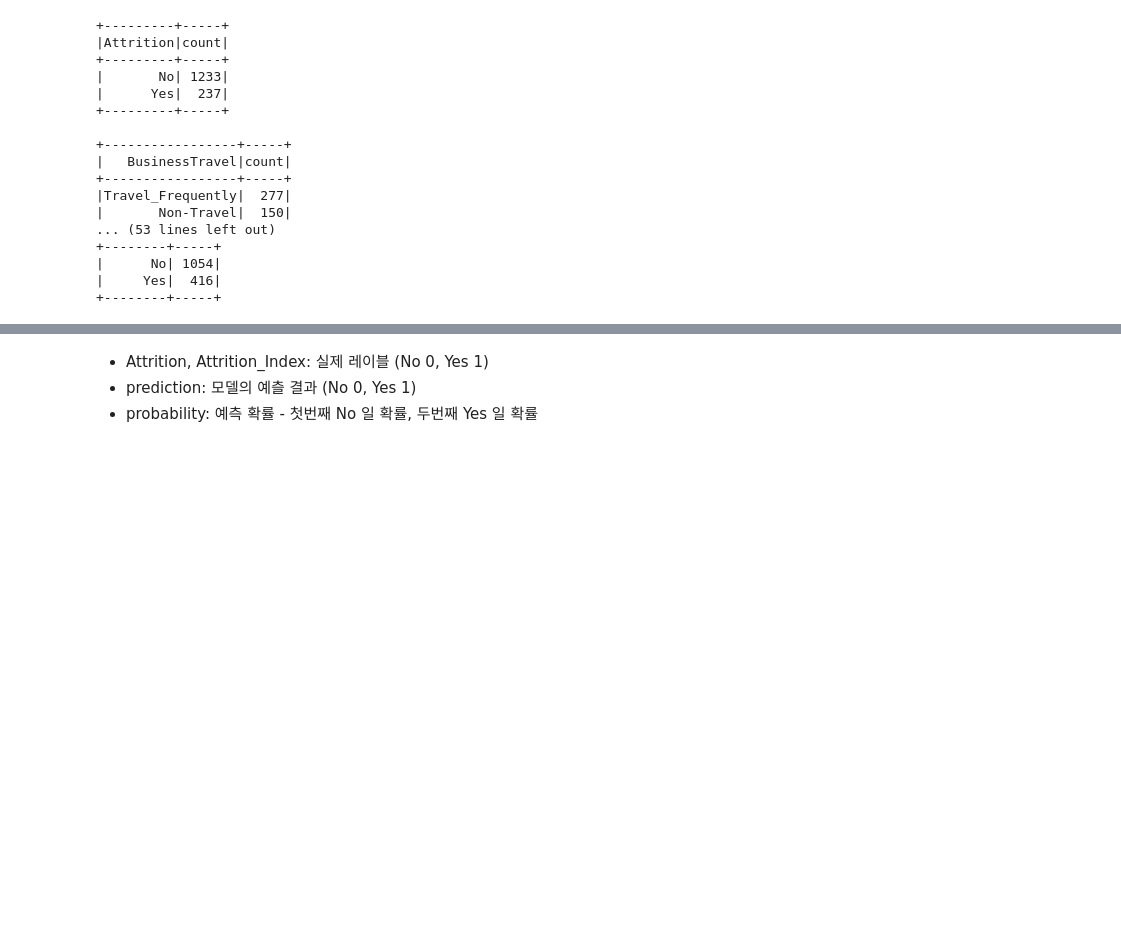
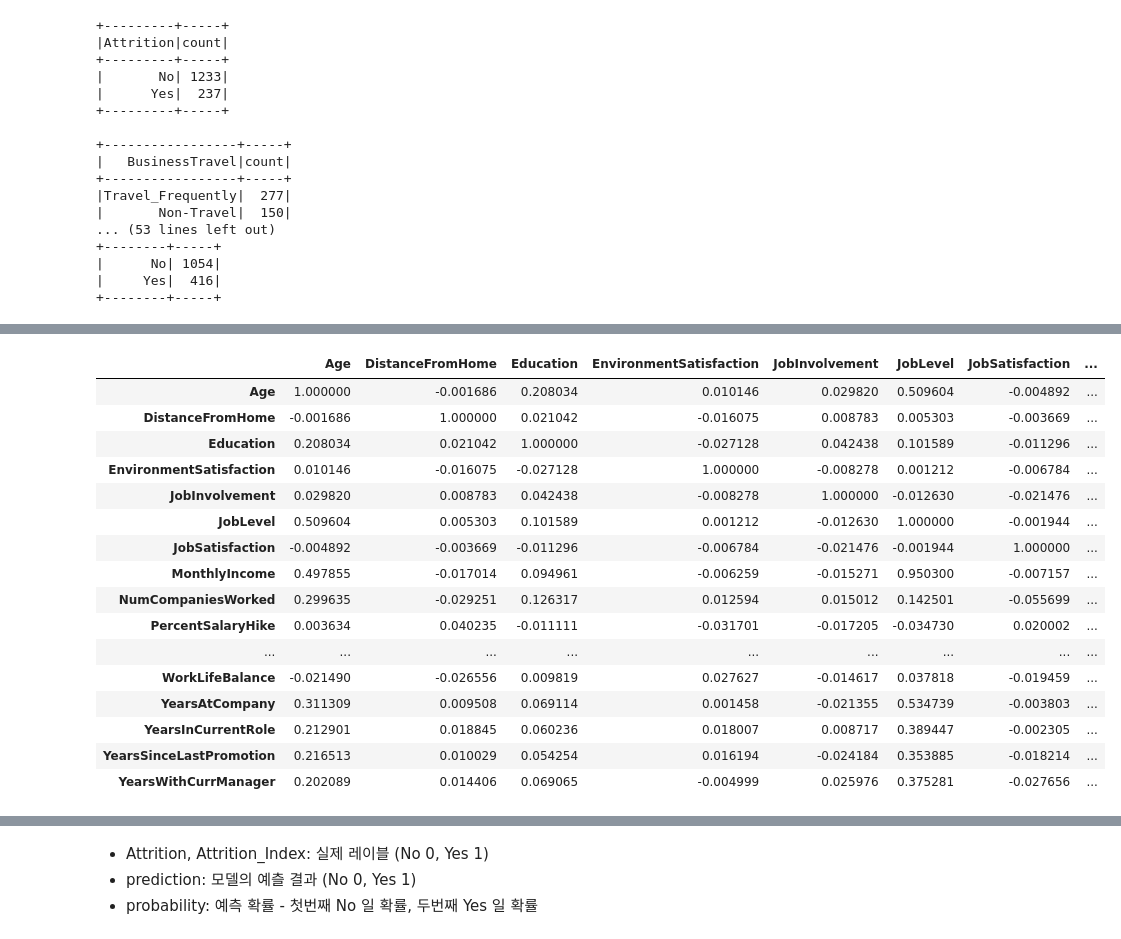
Before and after one commit to selina7704/AWS_Spark, a Jupyter notebook: Spark_project.ipynb, the cells around one changed output, grey strips where cells are left out. Drawn from its saved outputs; the diff is of its cells as text; code cells hidden in the pictures; blank space fills up the shorter version.

```diff
--- a/Spark_project.ipynb
+++ b/Spark_project.ipynb
@@ -556,0 +298,24 @@ print(mi_df)
+# %%
+# Pearson 상관계수 계산
+df_pandas = df.select(numeric_cols).toPandas()
+
+corr_matrix = df_pandas.corr()
+corr_matrix
+# %% [output]
+|  | Age | DistanceFromHome | Education | EnvironmentSatisfaction | JobInvolvement | JobLevel | JobSatisfaction | ... |
+| Age | 1.000000 | -0.001686 | 0.208034 | 0.010146 | 0.029820 | 0.509604 | -0.004892 | ... |
+| DistanceFromHome | -0.001686 | 1.000000 | 0.021042 | -0.016075 | 0.008783 | 0.005303 | -0.003669 | ... |
+| Education | 0.208034 | 0.021042 | 1.000000 | -0.027128 | 0.042438 | 0.101589 | -0.011296 | ... |
+| EnvironmentSatisfaction | 0.010146 | -0.016075 | -0.027128 | 1.000000 | -0.008278 | 0.001212 | -0.006784 | ... |
+| JobInvolvement | 0.029820 | 0.008783 | 0.042438 | -0.008278 | 1.000000 | -0.012630 | -0.021476 | ... |
+| JobLevel | 0.509604 | 0.005303 | 0.101589 | 0.001212 | -0.012630 | 1.000000 | -0.001944 | ... |
+| JobSatisfaction | -0.004892 | -0.003669 | -0.011296 | -0.006784 | -0.021476 | -0.001944 | 1.000000 | ... |
+| MonthlyIncome | 0.497855 | -0.017014 | 0.094961 | -0.006259 | -0.015271 | 0.950300 | -0.007157 | ... |
+| NumCompaniesWorked | 0.299635 | -0.029251 | 0.126317 | 0.012594 | 0.015012 | 0.142501 | -0.055699 | ... |
+| PercentSalaryHike | 0.003634 | 0.040235 | -0.011111 | -0.031701 | -0.017205 | -0.034730 | 0.020002 | ... |
+| ... | ... | ... | ... | ... | ... | ... | ... | ... |
+| WorkLifeBalance | -0.021490 | -0.026556 | 0.009819 | 0.027627 | -0.014617 | 0.037818 | -0.019459 | ... |
+| YearsAtCompany | 0.311309 | 0.009508 | 0.069114 | 0.001458 | -0.021355 | 0.534739 | -0.003803 | ... |
+| YearsInCurrentRole | 0.212901 | 0.018845 | 0.060236 | 0.018007 | 0.008717 | 0.389447 | -0.002305 | ... |
+| YearsSinceLastPromotion | 0.216513 | 0.010029 | 0.054254 | 0.016194 | -0.024184 | 0.353885 | -0.018214 | ... |
+| YearsWithCurrManager | 0.202089 | 0.014406 | 0.069065 | -0.004999 | 0.025976 | 0.375281 | -0.027656 | ... |
```
Also changed, not shown: parts of 63 cells of this notebook.
